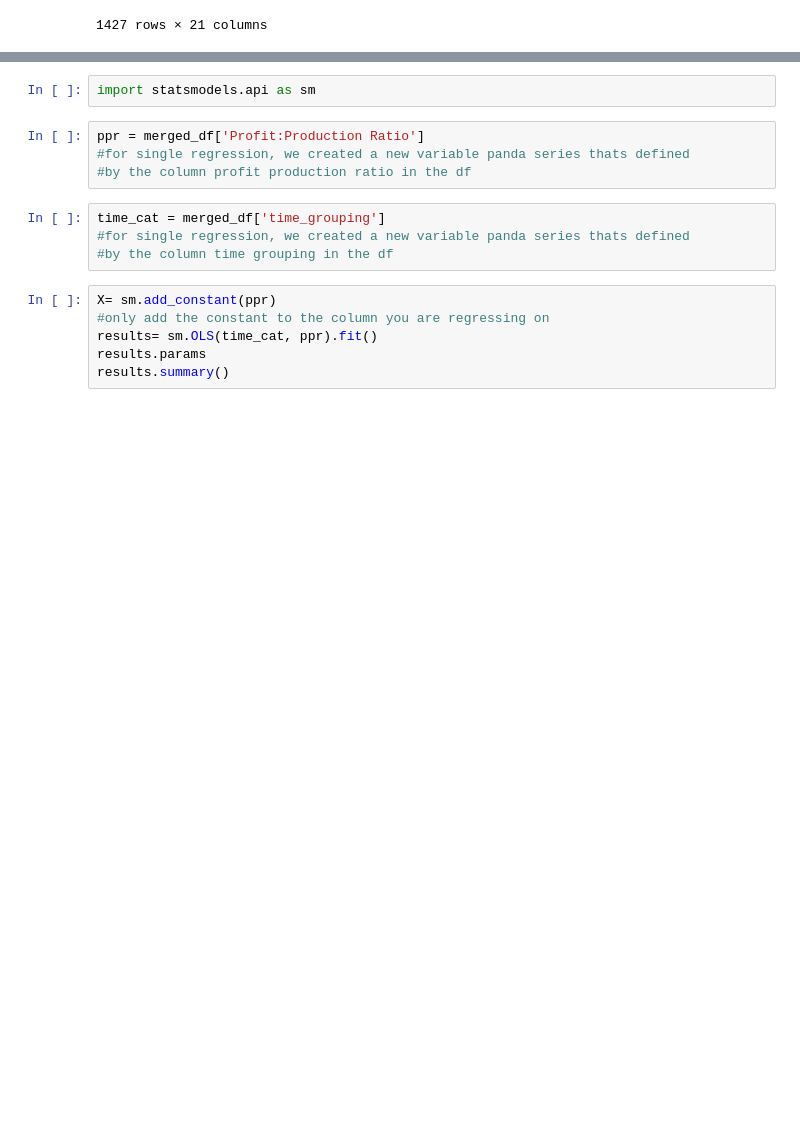
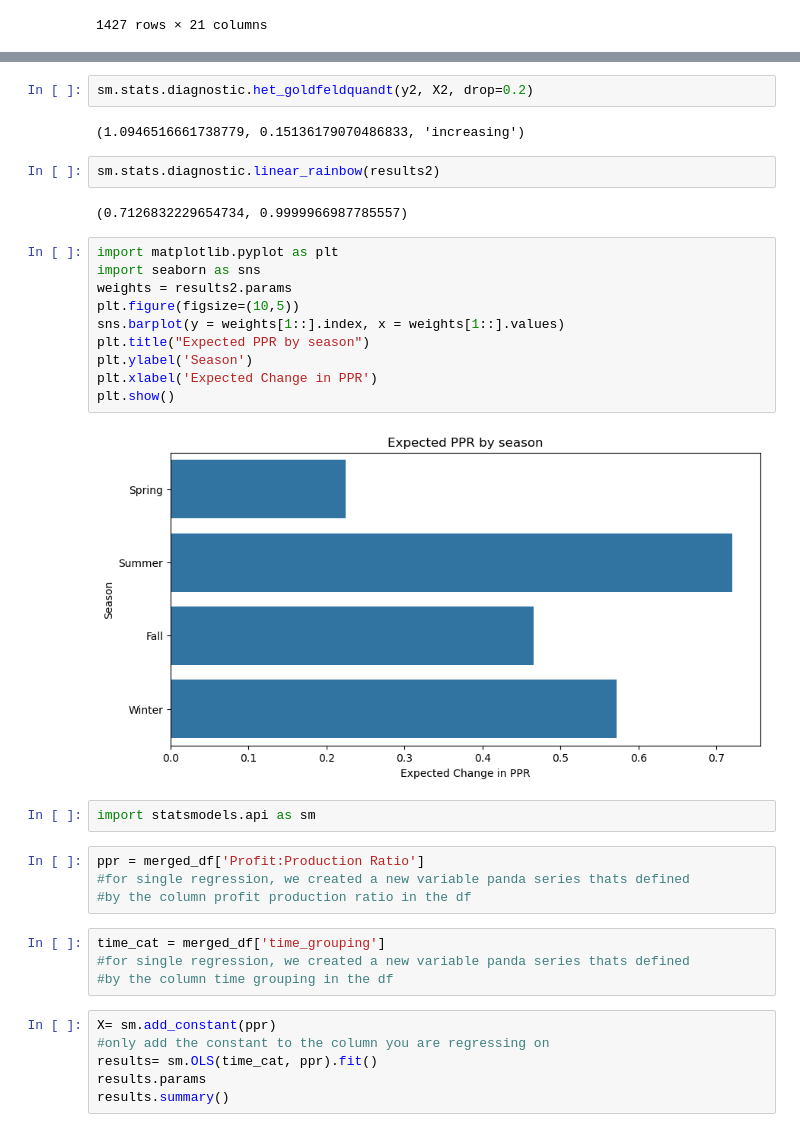
Before and after one commit to Keys2610/dsc-phase-2-project-v3, a Jupyter notebook: Sakeah WS.ipynb, the cells around one changed output, grey strips where cells are left out. Saved outputs shown, nothing was run; the diff lists cells and outputs as text; blank space fills up the shorter version.

```diff
--- a/Sakeah WS.ipynb
+++ b/Sakeah WS.ipynb
@@ -159,3 +141,23 @@ s_df
+# %%
+sm.stats.diagnostic.het_goldfeldquandt(y2, X2, drop=0.2)
+# %% [output]
+(1.0946516661738779, 0.15136179070486833, 'increasing')
+# %%
+sm.stats.diagnostic.linear_rainbow(results2)
+# %% [output]
+(0.7126832229654734, 0.9999966987785557)
+# %%
+import matplotlib.pyplot as plt
+import seaborn as sns
+weights = results2.params
+plt.figure(figsize=(10,5))
+sns.barplot(y = weights[1::].index, x = weights[1::].values)
+plt.title("Expected PPR by season")
+plt.ylabel('Season')
+plt.xlabel('Expected Change in PPR')
+plt.show()
+# %% [output]
+[figure, added]
 # %%
 import statsmodels.api as sm
 # %%
```
Also changed, not shown: parts of 11 cells of this notebook.
